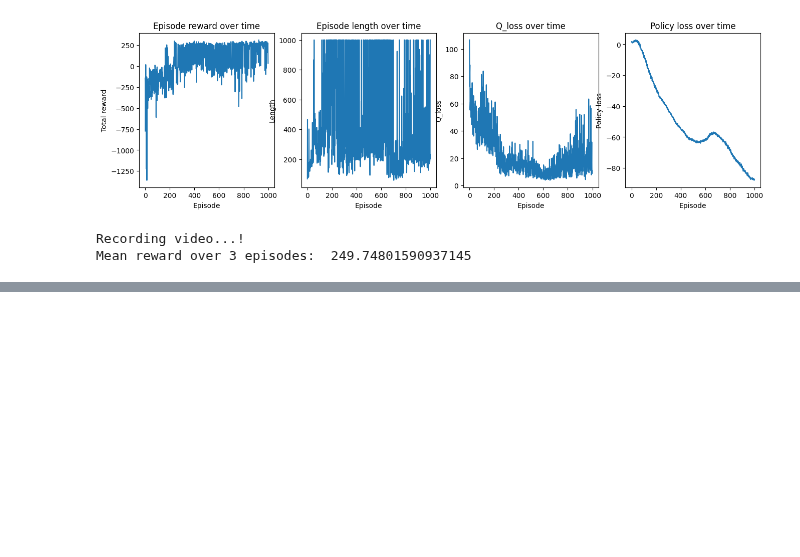
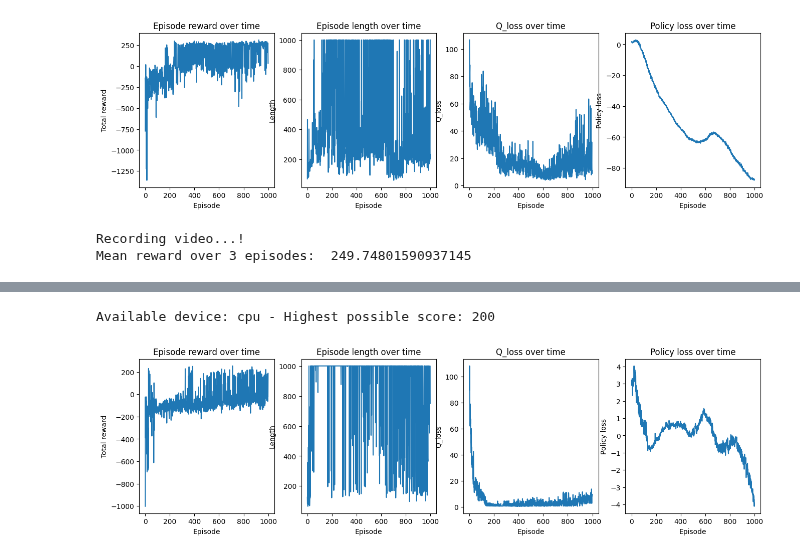
Before and after one commit to Mhddaraaa/start, a Jupyter notebook: ReinforcementLearning/12_RL_DeepDeterministicPolicy(DDP).ipynb, the cells around one changed output, grey strips where cells are left out. Drawn from its saved outputs; the diff is of its cells as text; code cells hidden in the pictures; blank space fills up the shorter version.

```diff
--- a/ReinforcementLearning/12_RL_DeepDeterministicPolicy(DDP).ipynb
+++ b/ReinforcementLearning/12_RL_DeepDeterministicPolicy(DDP).ipynb
@@ -712,0 +1261,19 @@ display_video(0)
+# %%
+env = create_env('LunarLanderContinuous-v3', render_mode='rgb_array', record=False)
+epsilon = 1
+n_hidden = 64
+lr = 0.001
+net = PolicyDualDelay(env, epsilon=epsilon, n_hidden=n_hidden, lr=lr, optStep=0.99)
+
+gamma = 0.99
+n_episode = 1000
+batch_size = 256
+train_step = 20
+explore_steps=10_000
+agent = DDP(env, net, gamma, n_episode, batch_size, train_step, explore_steps, log_on_fly=False)
+# %%
+agent.train()
+agent.log()
+# %% [output]
+Available device: cpu - Highest possible score: 200
+[figure, added]
```
Also changed, not shown: parts of 5 cells of this notebook.
